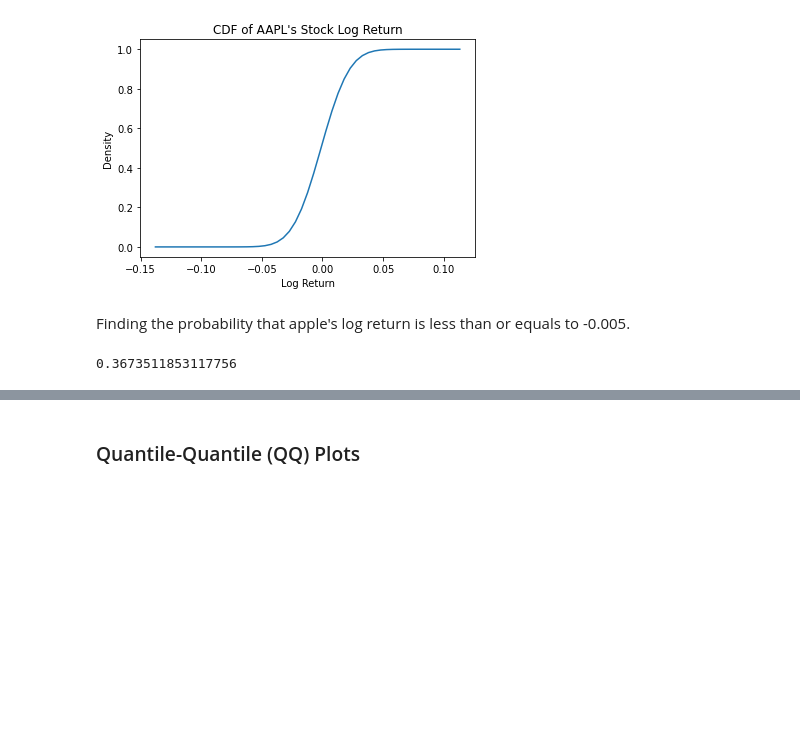
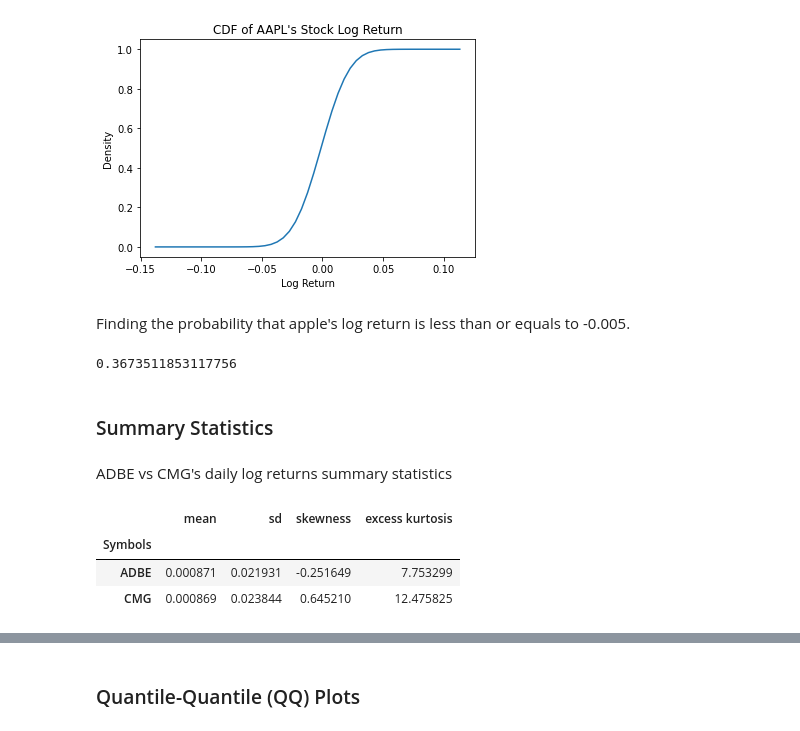
Before and after one commit to lykjohn/UChicago-Summer-Session-2022, a Jupyter notebook: Week1/Week 1 Lecture Source Code.ipynb, the cells around one changed output, grey strips where cells are left out. Cells and saved outputs as stored; diff of their text form; code cells hidden in the pictures; blank space fills up the shorter version.

```diff
--- a/Week1/Week 1 Lecture Source Code.ipynb
+++ b/Week1/Week 1 Lecture Source Code.ipynb
@@ -56,8 +56,8 @@ plt.tight_layout();
 # %% [markdown]
 Specifying your asset tickers and their data duration
 # %%
-SYMBOL1 = 'AAPL' # Enter the stock 1 symbol here
-SYMBOL2 = 'GME' # Enter the stock 2 symbol here
+SYMBOL1 = 'ADBE' # Enter the stock 1 symbol here
+SYMBOL2 = 'CMG' # Enter the stock 2 symbol here
 TAU = 5          # Enter duration of data you want from Yahoo Finance
 # %% [markdown]
 Visualizing the relationship between SYMBOL1 and SYMBOL2
@@ -165,3 +165,15 @@ from scipy.stats import norm
 norm.cdf(-0.005, loc = mu, scale = sigma)
 # %% [output]
 0.3673511853117756
+# %% [markdown]
+<h3>Summary Statistics</h3>
+# %% [markdown]
+ADBE vs CMG's daily log returns summary statistics
+# %%
+sum_stats = pd.DataFrame({'mean':stockLogRetPair.mean(), 'sd': stockLogRetPair.std(), 'skewness':stockLogRetPair.skew(), 'excess kurtosis':stockLogRetPair.kurtosis()})
+sum_stats
+# %% [output]
+|  | mean | sd | skewness | excess kurtosis |
+| Symbols |  |  |  |  |
+| ADBE | 0.000871 | 0.021931 | -0.251649 | 7.753299 |
+| CMG | 0.000869 | 0.023844 | 0.645210 | 12.475825 |
```
Also changed, not shown: parts of 8 cells of this notebook, 5 other files.
